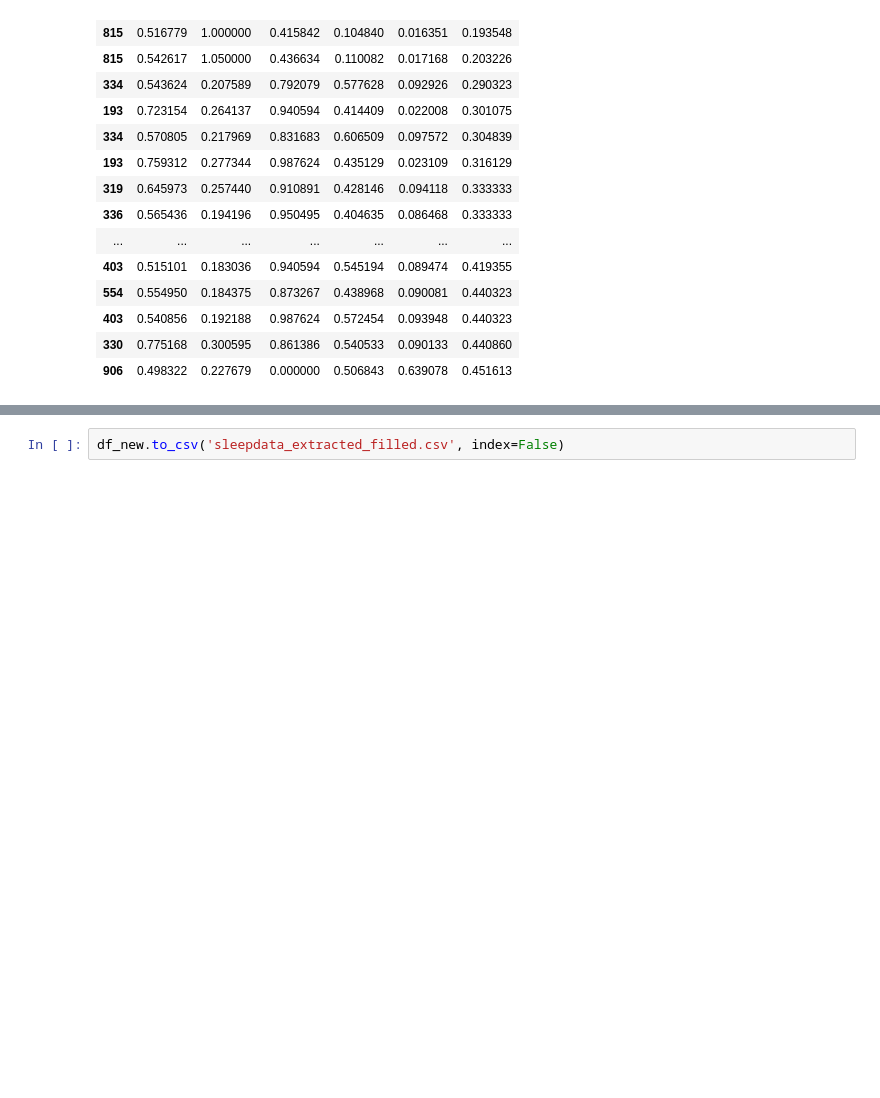
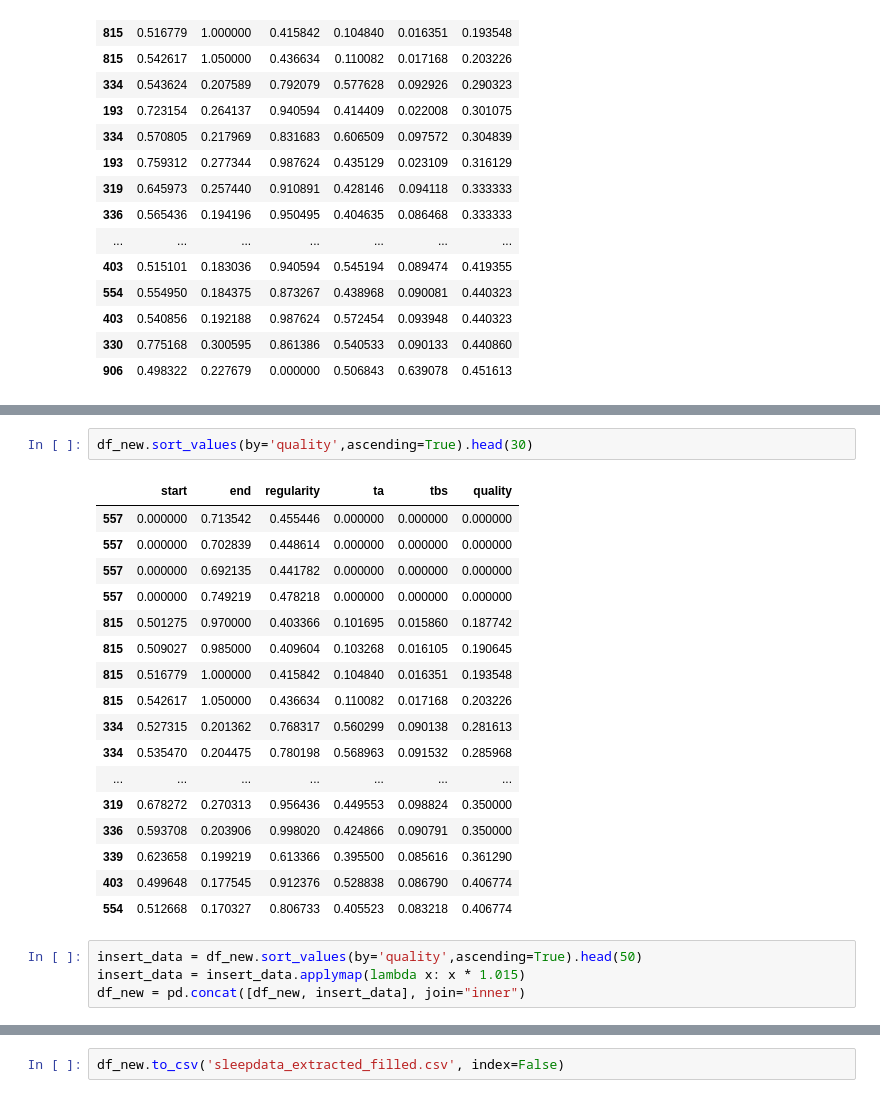
Before and after one commit to Turu-Bangkit/ml, a Jupyter notebook: fillup_data.ipynb, the cells around one changed output, grey strips where cells are left out. Cells and saved outputs as stored; diff of their text form; blank space fills up the shorter version.

```diff
--- a/fillup_data.ipynb
+++ b/fillup_data.ipynb
@@ -128 +128,25 @@ insert_data = insert_data.applymap(lambda x: x * 9.99)
 df_new = pd.concat([df_new, insert_data], join="inner")
+# %%
+df_new.sort_values(by='quality',ascending=True).head(30)
+# %% [output]
+|  | start | end | regularity | ta | tbs | quality |
+| 557 | 0.000000 | 0.713542 | 0.455446 | 0.000000 | 0.000000 | 0.000000 |
+| 557 | 0.000000 | 0.702839 | 0.448614 | 0.000000 | 0.000000 | 0.000000 |
+| 557 | 0.000000 | 0.692135 | 0.441782 | 0.000000 | 0.000000 | 0.000000 |
+| 557 | 0.000000 | 0.749219 | 0.478218 | 0.000000 | 0.000000 | 0.000000 |
+| 815 | 0.501275 | 0.970000 | 0.403366 | 0.101695 | 0.015860 | 0.187742 |
+| 815 | 0.509027 | 0.985000 | 0.409604 | 0.103268 | 0.016105 | 0.190645 |
+| 815 | 0.516779 | 1.000000 | 0.415842 | 0.104840 | 0.016351 | 0.193548 |
+| 815 | 0.542617 | 1.050000 | 0.436634 | 0.110082 | 0.017168 | 0.203226 |
+| 334 | 0.527315 | 0.201362 | 0.768317 | 0.560299 | 0.090138 | 0.281613 |
+| 334 | 0.535470 | 0.204475 | 0.780198 | 0.568963 | 0.091532 | 0.285968 |
+| ... | ... | ... | ... | ... | ... | ... |
+| 319 | 0.678272 | 0.270313 | 0.956436 | 0.449553 | 0.098824 | 0.350000 |
+| 336 | 0.593708 | 0.203906 | 0.998020 | 0.424866 | 0.090791 | 0.350000 |
+| 339 | 0.623658 | 0.199219 | 0.613366 | 0.395500 | 0.085616 | 0.361290 |
+| 403 | 0.499648 | 0.177545 | 0.912376 | 0.528838 | 0.086790 | 0.406774 |
+| 554 | 0.512668 | 0.170327 | 0.806733 | 0.405523 | 0.083218 | 0.406774 |
+# %%
+insert_data = df_new.sort_values(by='quality',ascending=True).head(50)
+insert_data = insert_data.applymap(lambda x: x * 1.015)
+df_new = pd.concat([df_new, insert_data], join="inner")
```
Also changed, not shown: parts of 7 cells of this notebook, 6 other files.
